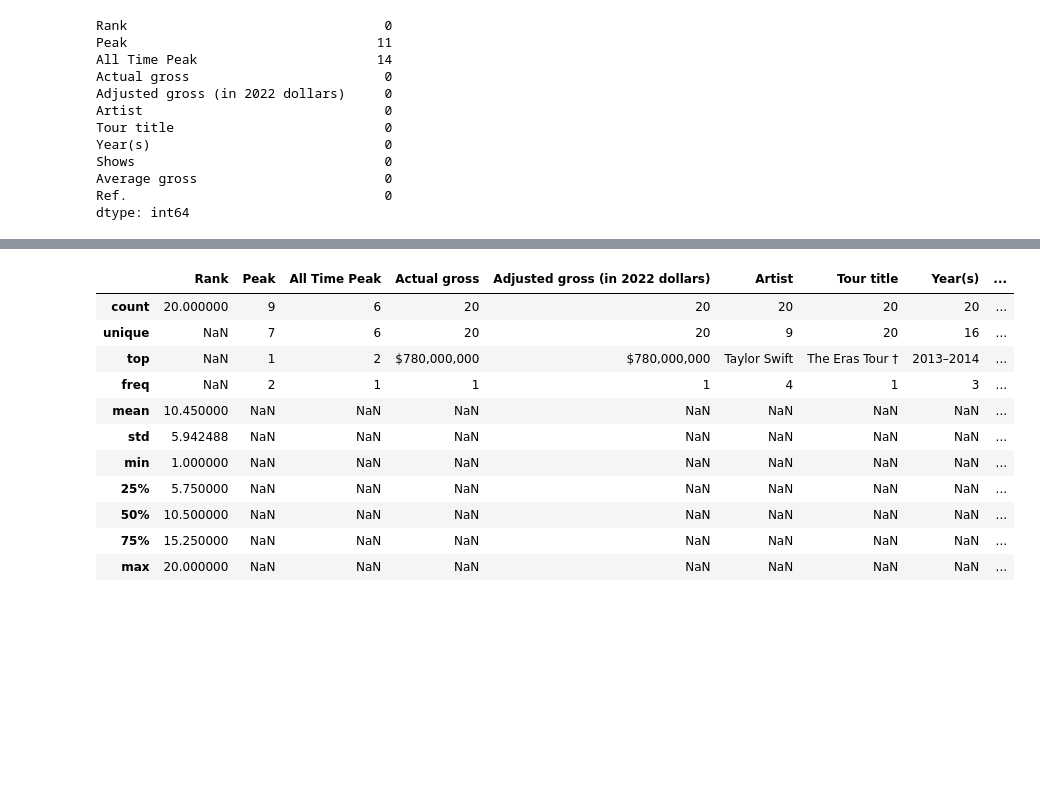
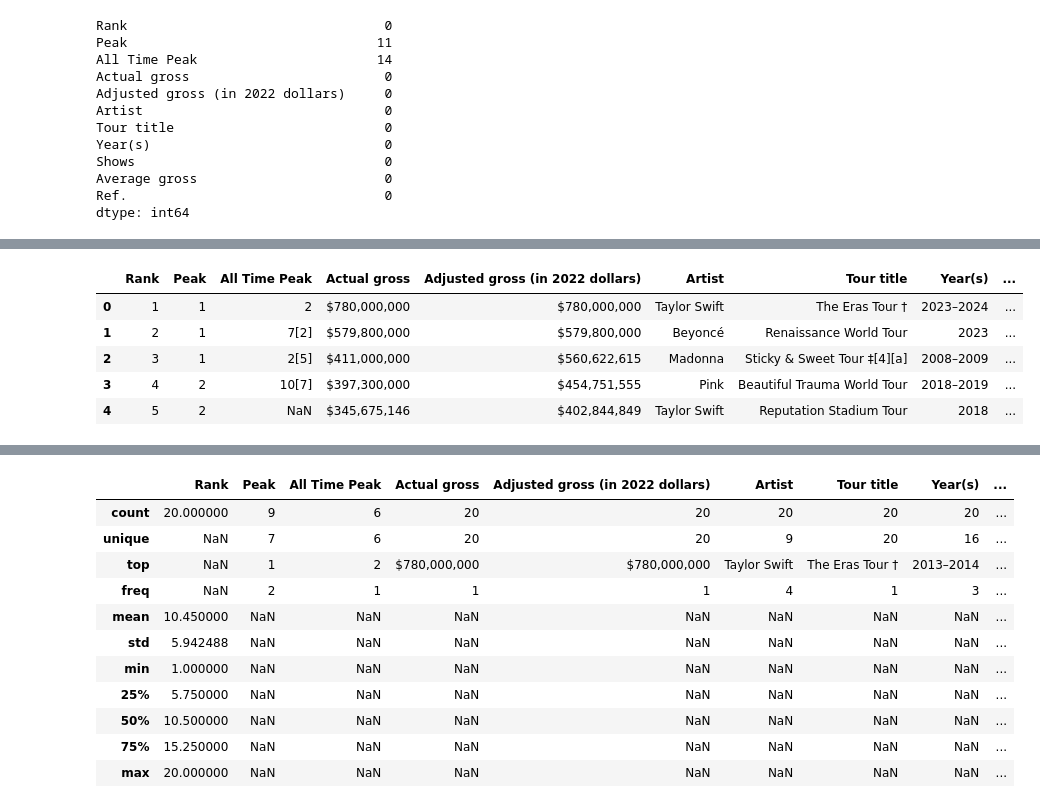
Before and after one commit to Usmanrajaa/python, a Jupyter notebook: pandas/p3.ipynb, the cells around one changed output, grey strips where cells are left out. Saved outputs shown, nothing was run; the diff lists cells and outputs as text; code cells hidden in the pictures; blank space fills up the shorter version.

```diff
--- a/pandas/p3.ipynb
+++ b/pandas/p3.ipynb
@@ -104,0 +86,15 @@ data.describe()
+# %%
+data["Peak"]=data["Peak"].str.replace(r'\[.*?\]',"",regex=True)
+# %%
+data["Peak"] = pd.to_numeric(data["Peak"], errors="coerce")
+
+data["Peak"] = data["Peak"].fillna(data["Peak"].mean())
+# %%
+data.head(5)
+# %% [output]
+|  | Rank | Peak | All Time Peak | Actual gross | Adjusted gross (in 2022 dollars) | Artist | Tour title | Year(s) | ... |
+| 0 | 1 | 1 | 2 | $780,000,000 | $780,000,000 | Taylor Swift | The Eras Tour † | 2023–2024 | ... |
+| 1 | 2 | 1 | 7[2] | $579,800,000 | $579,800,000 | Beyoncé | Renaissance World Tour | 2023 | ... |
+| 2 | 3 | 1 | 2[5] | $411,000,000 | $560,622,615 | Madonna | Sticky & Sweet Tour ‡[4][a] | 2008–2009 | ... |
+| 3 | 4 | 2 | 10[7] | $397,300,000 | $454,751,555 | Pink | Beautiful Trauma World Tour | 2018–2019 | ... |
+| 4 | 5 | 2 | NaN | $345,675,146 | $402,844,849 | Taylor Swift | Reputation Stadium Tour | 2018 | ... |
```
Also changed, not shown: parts of 15 cells of this notebook, 9 other files.
